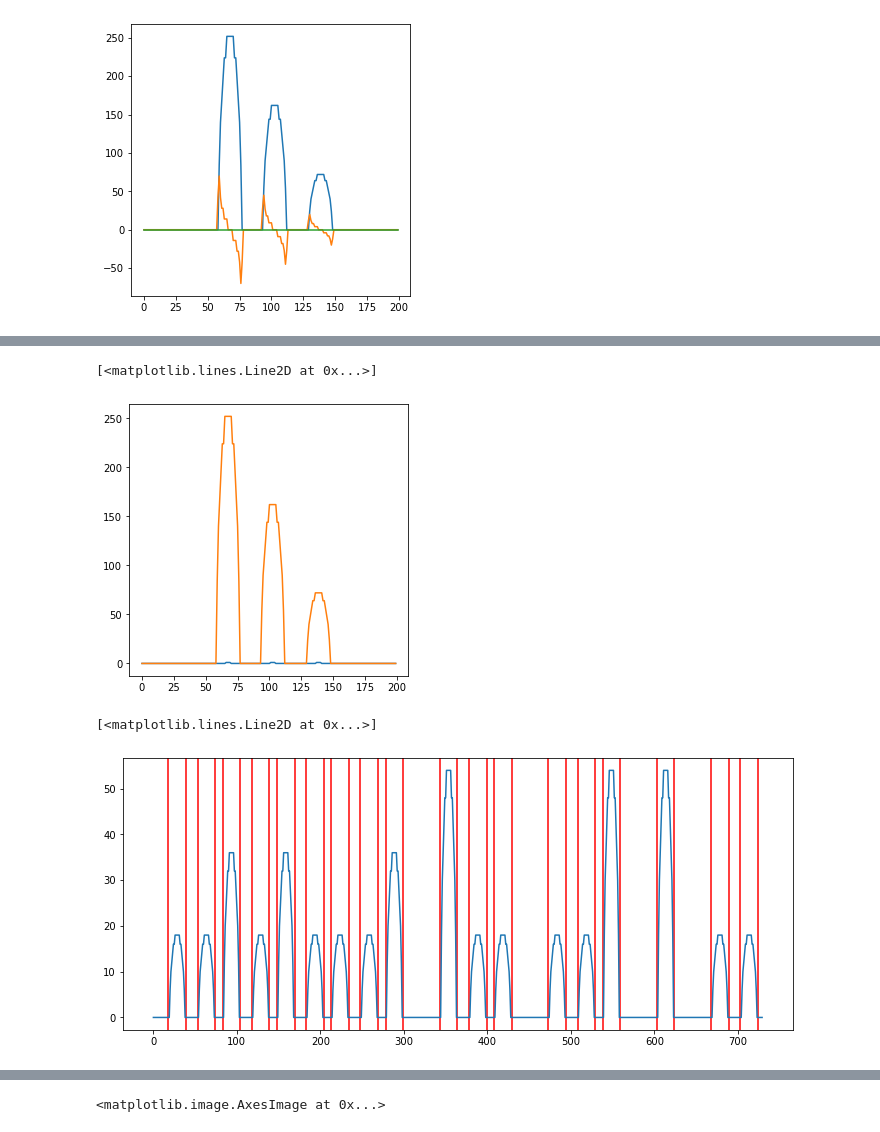
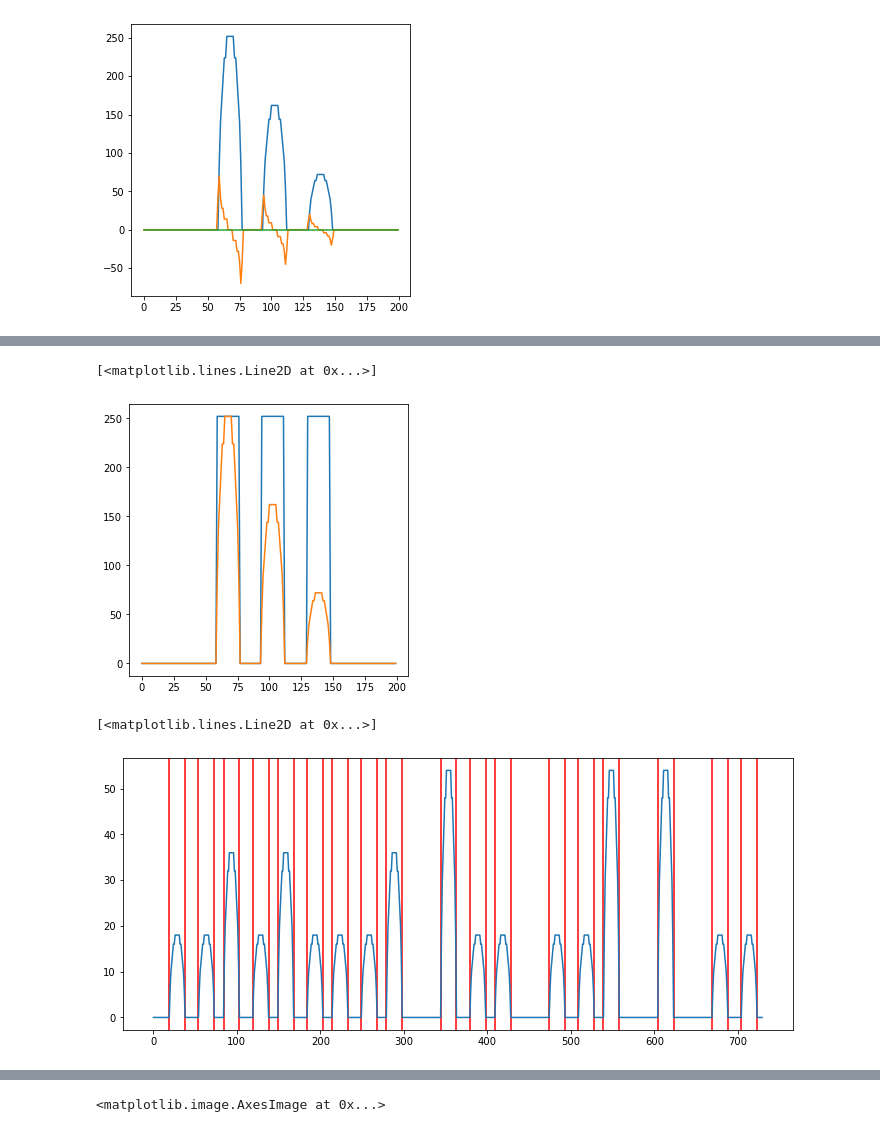
Before and after one commit to code-coffee-ufcg/braillingo-backend, a Jupyter notebook: obr/histogram_analysis.ipynb, the cells around one changed output, grey strips where cells are left out. Drawn from its saved outputs; the diff is of its cells as text; code cells hidden in the pictures.

```diff
--- a/obr/histogram_analysis.ipynb
+++ b/obr/histogram_analysis.ipynb
@@ -156,0 +115,19 @@ plt.plot(x, hist_x)
+# %%
+def degree_histogram(hist):
+    '''
+    Transforma o histograma de projeção em uma função degrau
+
+    Entrada:
+    hist -> array do histograma de projeção
+
+    Saída:
+    degree_hist -> array do histograma de projeção no formato de função degrau
+    '''
+
+    degree_hist = np.zeros(hist.shape)
+
+    for i in range(0, len(hist)):
+        if hist[i] != 0:
+            degree_hist[i] = 1
+
+    return degree_hist
@@ -157,8 +142,8 @@ plt.plot(x, hist_x)
 # %%
 plt.figure(figsize=(5,5))
 x = np.arange(0,len(hist_y))
-plt.plot(x, stroke(np.gradient(hist_y)))
+plt.plot(x, degree_histogram(hist_y) * np.max(hist_y))
 plt.plot(x, hist_y)
 # %% [output]
 [<matplotlib.lines.Line2D at 0x...>]
-[figure, old version]
+[figure, new version]
@@ -206,7 +178,7 @@ count = -1
 xcords = list()
 for i in range(0, len(hist_x)):
     count += 1
-    if (np.abs(delimiter(np.gradient(hist_x)))[i] == 1):
+    if (delimiter(degree_histogram(hist_x))[i] == 1):
         xcords.append(count)
 
 x = np.arange(0,len(hist_x))
@@ -215,7 +187,7 @@ for xc in xcords:
 plt.plot(x, hist_x)
 # %% [output]
 [<matplotlib.lines.Line2D at 0x...>]
-[figure, old version]
+[figure, new version]
 # %%
 plt.figure(figsize=(5,5))
 
```
Also changed, not shown: parts of 12 cells of this notebook, 2 other files.
